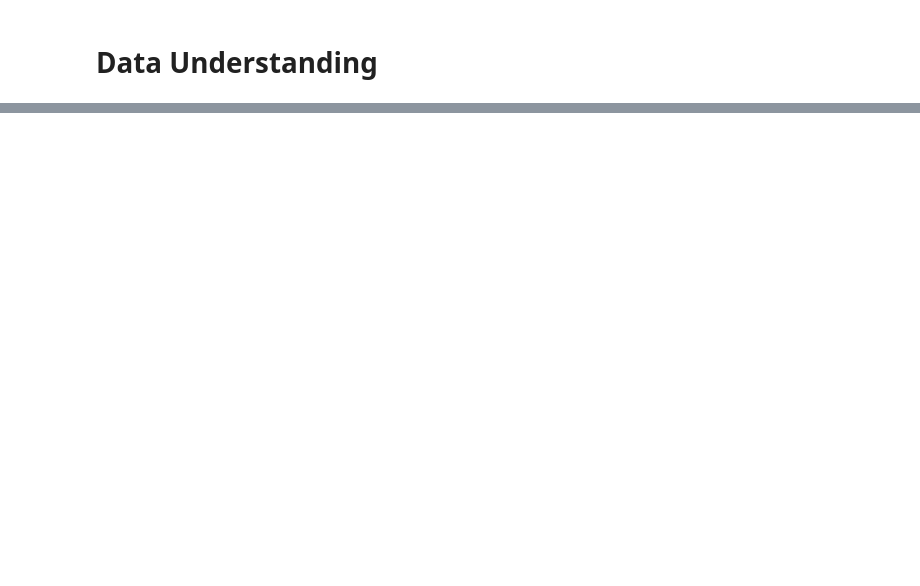
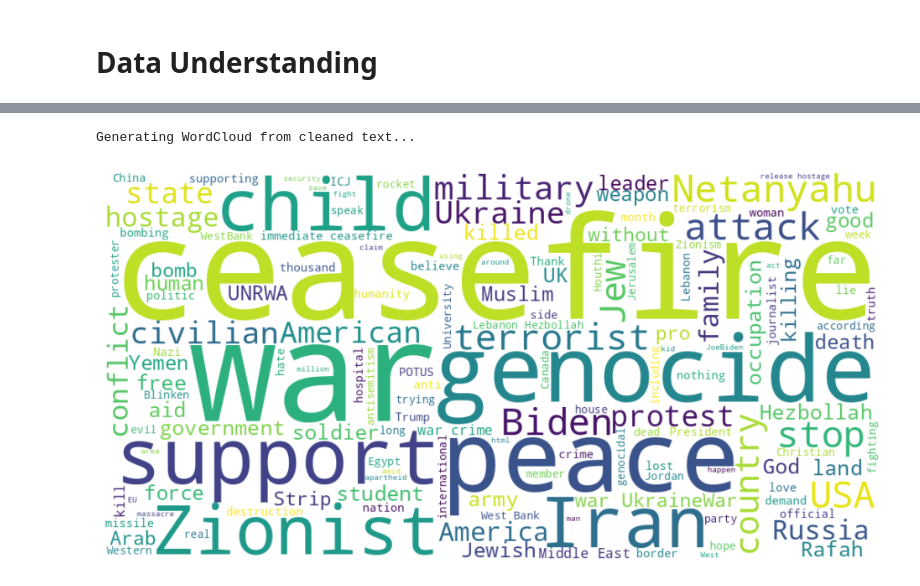
Before and after one commit to FirgiK/Project-NLP-10, a Jupyter notebook: test.ipynb, the cells around one changed output, grey strips where cells are left out. Saved outputs shown, nothing was run; the diff lists cells and outputs as text; code cells hidden in the pictures; blank space fills up the shorter version.

```diff
--- a/test.ipynb
+++ b/test.ipynb
@@ -52,4 +102,2 @@ import os
 # %% [markdown]
 # **Data Understanding**
-# %%
-df = pd.read_csv("./DataSet_for_Bert_7387.csv")
@@ -612,0 +287,26 @@ LookupError:
+# %%
+# --------------------------------------------------
+# (Template 2.5) Distribusi data menggunakan Word Cloud
+# --------------------------------------------------
+
+print("Generating WordCloud from cleaned text...")
+all_text = ' '.join(df['text_cleaned_string'])
+
+if all_text.strip():
+    wordcloud = WordCloud(
+        width=1000,
+        height=500,
+        background_color='white',
+        colormap='viridis',
+        max_words=150
+    ).generate(all_text)
+
+    plt.figure(figsize=(12, 6))
+    plt.imshow(wordcloud, interpolation='bilinear')
+    plt.axis('off')
+    plt.show()
+else:
+    print("No text available to generate WordCloud.")
+# %% [output]
+Generating WordCloud from cleaned text...
+[figure, added]
```
Also changed, not shown: parts of 42 cells of this notebook.
